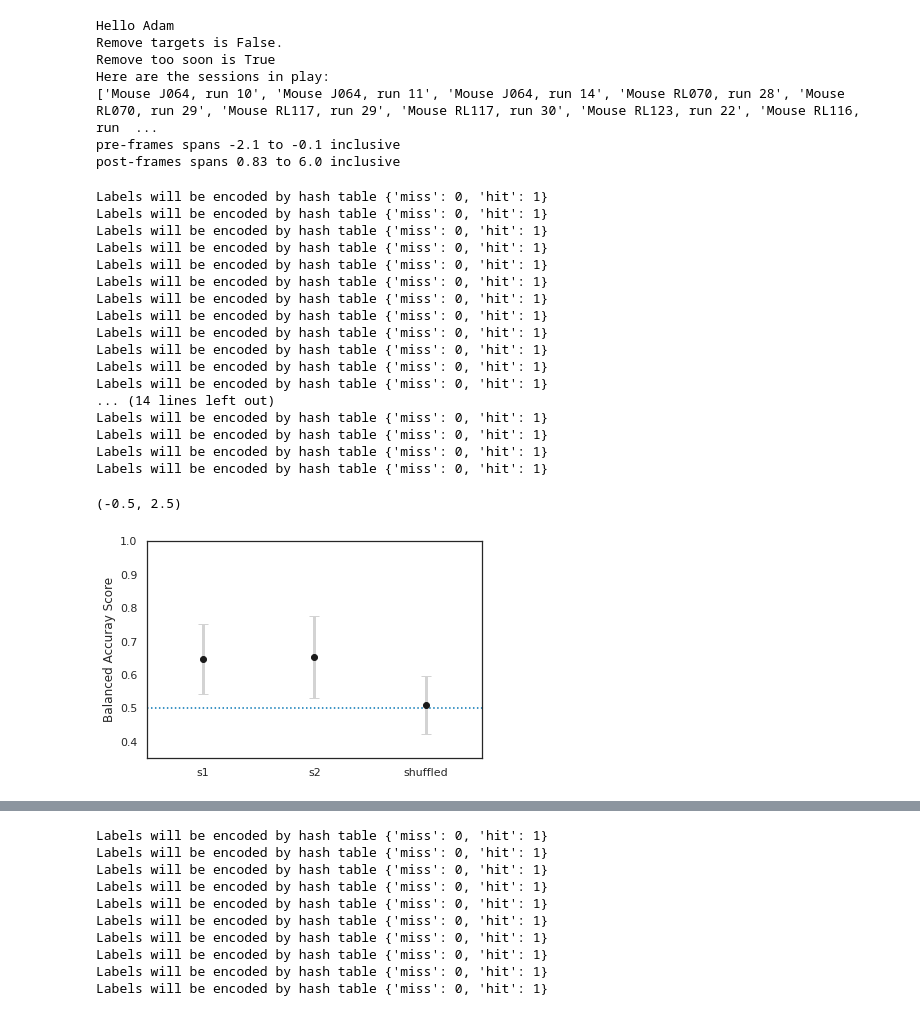
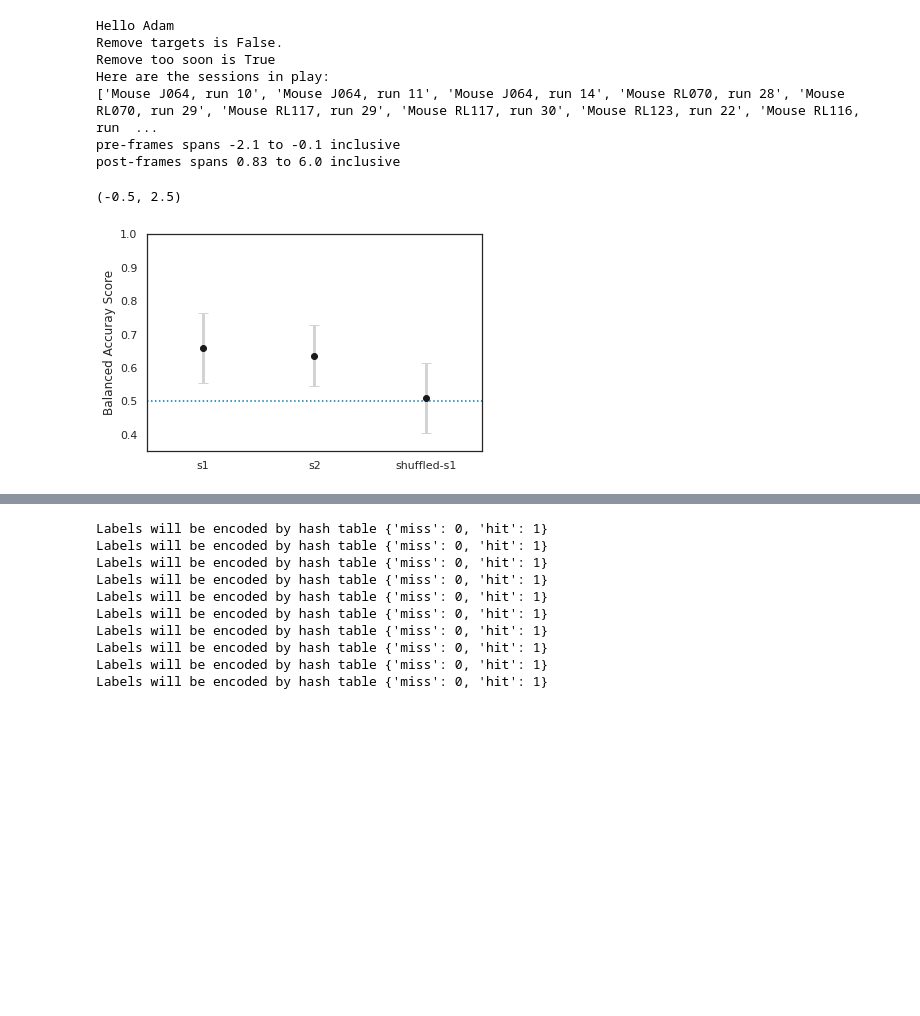
Before and after one commit to Packer-Lab/popping-off, a Jupyter notebook: notebooks/Paper Figures/Figure4.ipynb, the cells around one changed output, grey strips where cells are left out. Saved outputs shown, nothing was run; the diff lists cells and outputs as text; code cells hidden in the pictures; blank space fills up the shorter version.

```diff
--- a/notebooks/Paper Figures/Figure4.ipynb
+++ b/notebooks/Paper Figures/Figure4.ipynb
@@ -91,28 +91,12 @@ Here are the sessions in play:
 pre-frames spans -2.1 to -0.1 inclusive
 post-frames spans 0.83 to 6.0 inclusive
 # %%
-coefs = pas.compare_regions(frames = 'pre', make_plot=True)
+coefs = pas.compare_regions_all_sessions(frames = 'pre', make_plot=True)
 plt.ylabel('Balanced Accuray Score')
 plt.ylim(0.35, 1)
 plt.xlim(-0.5, 2.5)
+
 # save_figure('Figure4_pre-stim-allCellsDecoder_S1S2null')
 # %% [output]
-Labels will be encoded by hash table {'miss': 0, 'hit': 1}
-Labels will be encoded by hash table {'miss': 0, 'hit': 1}
-Labels will be encoded by hash table {'miss': 0, 'hit': 1}
-Labels will be encoded by hash table {'miss': 0, 'hit': 1}
-Labels will be encoded by hash table {'miss': 0, 'hit': 1}
-Labels will be encoded by hash table {'miss': 0, 'hit': 1}
-Labels will be encoded by hash table {'miss': 0, 'hit': 1}
-Labels will be encoded by hash table {'miss': 0, 'hit': 1}
-Labels will be encoded by hash table {'miss': 0, 'hit': 1}
-Labels will be encoded by hash table {'miss': 0, 'hit': 1}
-Labels will be encoded by hash table {'miss': 0, 'hit': 1}
-Labels will be encoded by hash table {'miss': 0, 'hit': 1}
-... (14 lines left out)
-Labels will be encoded by hash table {'miss': 0, 'hit': 1}
-Labels will be encoded by hash table {'miss': 0, 'hit': 1}
-Labels will be encoded by hash table {'miss': 0, 'hit': 1}
-Labels will be encoded by hash table {'miss': 0, 'hit': 1}
+(-0.5, 2.5)
-(-0.5, 2.5)
-[figure, old version]
+[figure, new version]
```
Also changed, not shown: parts of 12 cells of this notebook, 4 other files.
